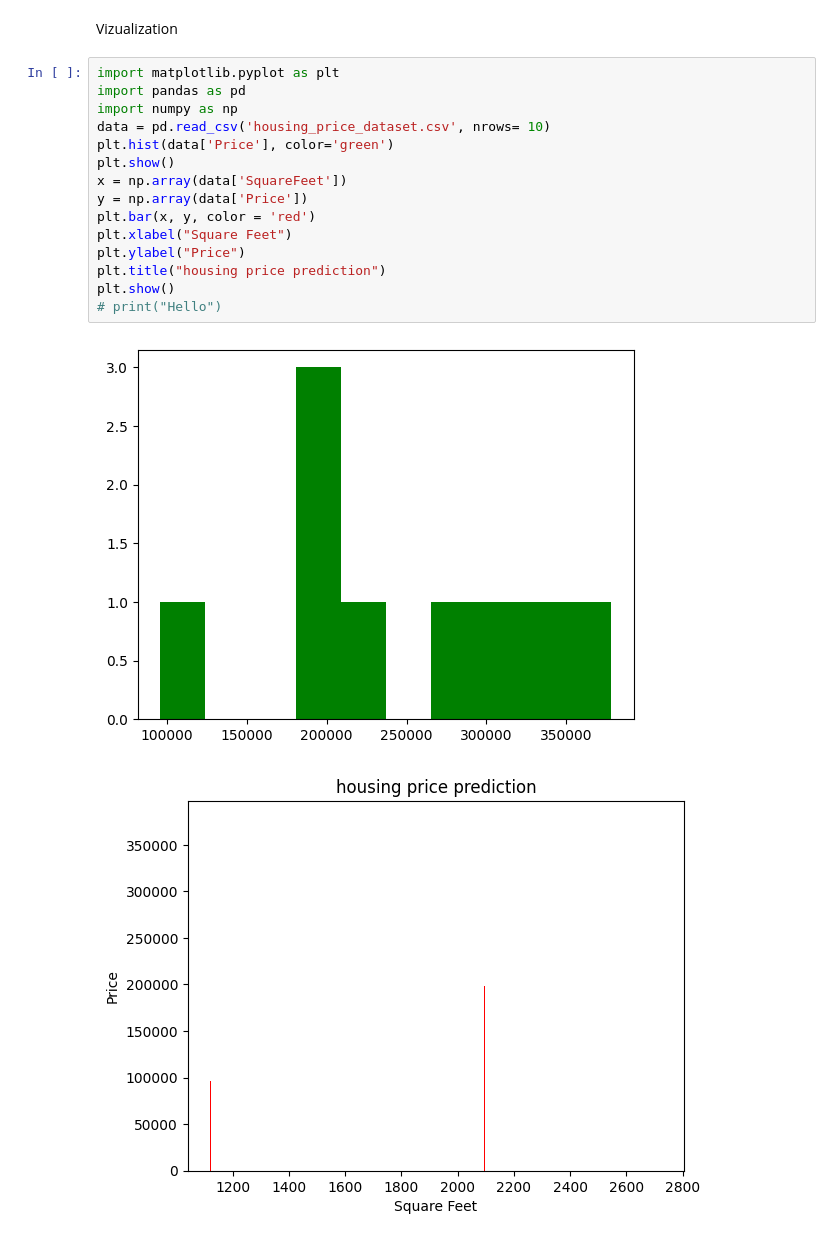
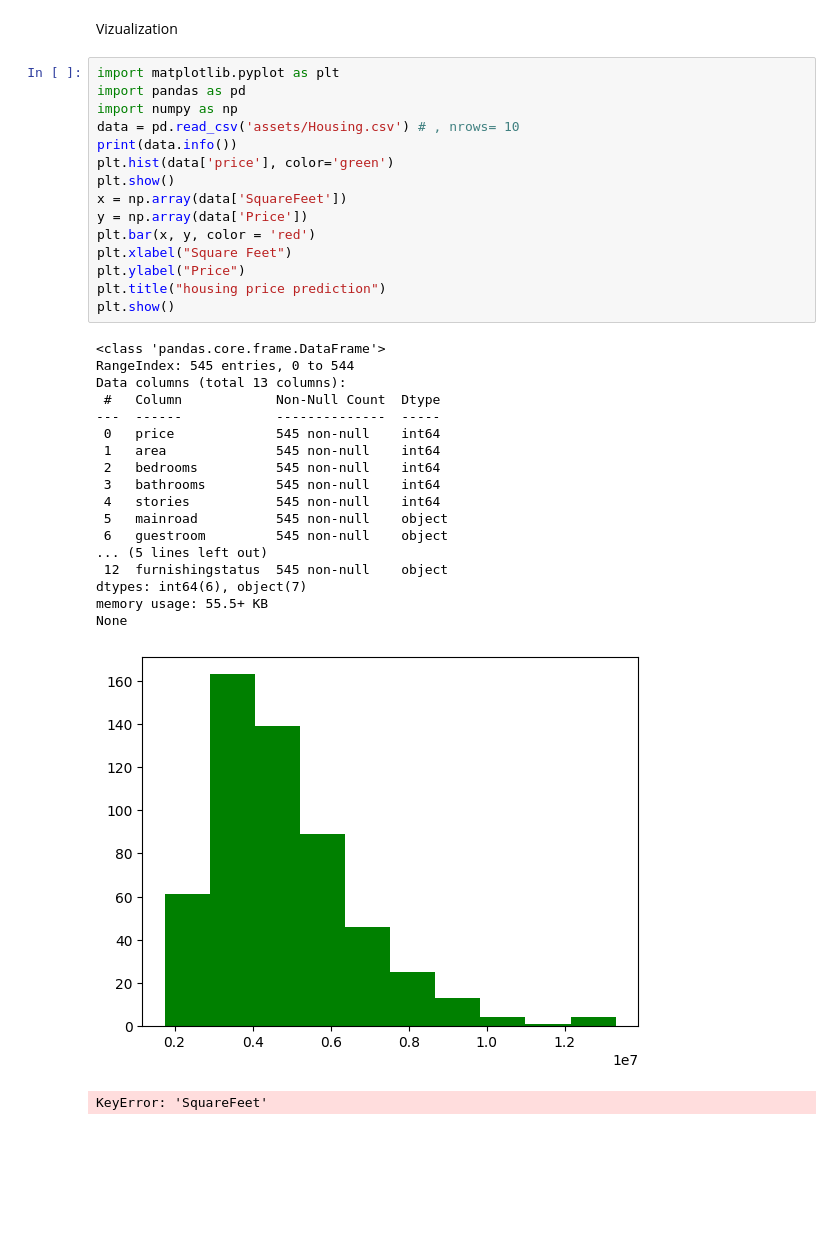
Before and after one commit to klnlokeshkumar/sem6, a Jupyter notebook: 08.ML_LAB/programs/week01.ipynb, the cells around one changed output. Saved outputs shown, nothing was run; the diff lists cells and outputs as text; blank space fills up the shorter version.

```diff
--- a/08.ML_LAB/programs/week01.ipynb
+++ b/08.ML_LAB/programs/week01.ipynb
@@ -108,18 +117,35 @@ Vizualization
 # %%
 import matplotlib.pyplot as plt
 import pandas as pd
 import numpy as np
-data = pd.read_csv('housing_price_dataset.csv', nrows= 10)
-plt.hist(data['Price'], color='green')
+data = pd.read_csv('assets/Housing.csv') # , nrows= 10
+print(data.info())
+plt.hist(data['price'], color='green')
 plt.show()
 x = np.array(data['SquareFeet'])
 y = np.array(data['Price'])
 plt.bar(x, y, color = 'red')
 plt.xlabel("Square Feet")
 plt.ylabel("Price")
 plt.title("housing price prediction")
 plt.show()
-# print("Hello")
 # %% [output]
+<class 'pandas.core.frame.DataFrame'>
+RangeIndex: 545 entries, 0 to 544
+Data columns (total 13 columns):
+ #   Column            Non-Null Count  Dtype
+---  ------            --------------  -----
+ 0   price             545 non-null    int64
+ 1   area              545 non-null    int64
+ 2   bedrooms          545 non-null    int64
+ 3   bathrooms         545 non-null    int64
+ 4   stories           545 non-null    int64
+ 5   mainroad          545 non-null    object
+ 6   guestroom         545 non-null    object
+... (5 lines left out)
+ 12  furnishingstatus  545 non-null    object
+dtypes: int64(6), object(7)
+memory usage: 55.5+ KB
+None
-[figure, old version]
+[figure, new version]
-[figure, removed]
+KeyError: 'SquareFeet'
```
Also changed, not shown: parts of 6 cells of this notebook, 4 other files.
